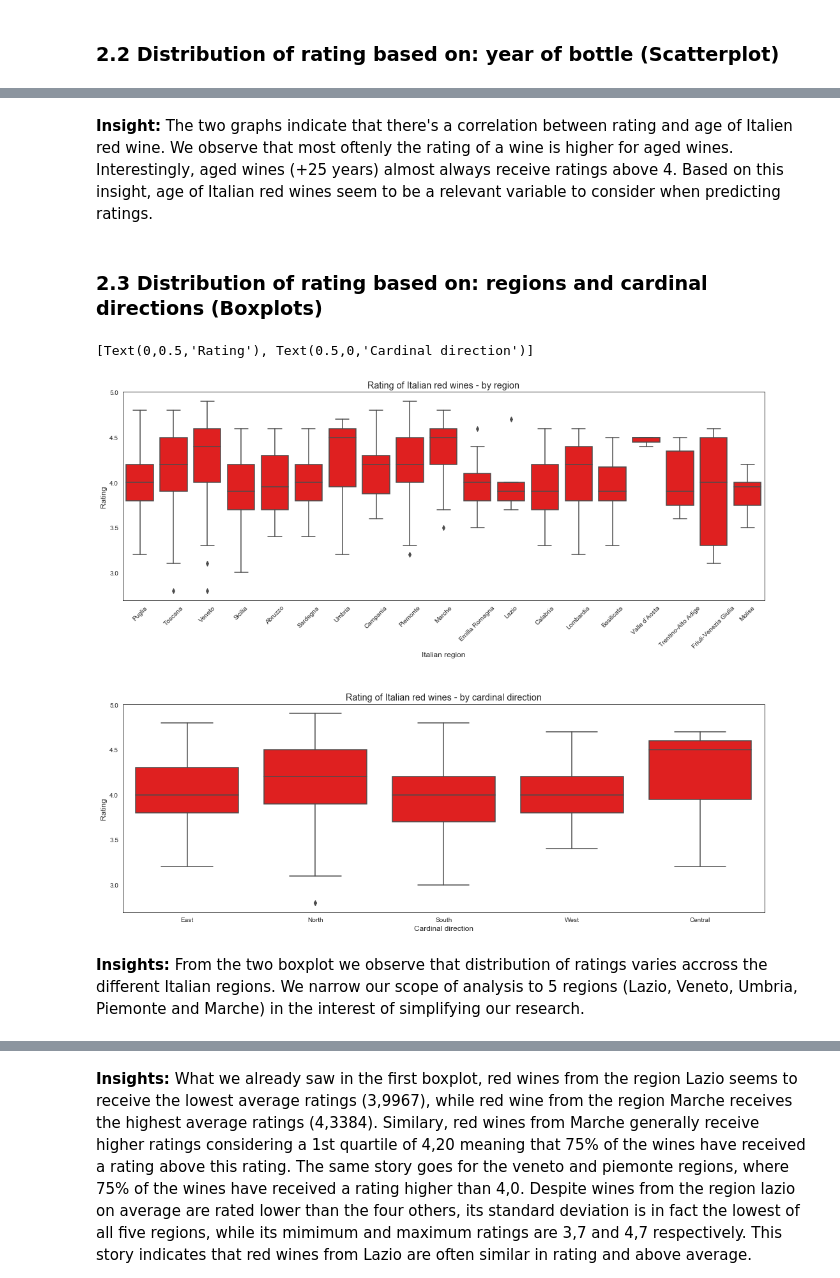
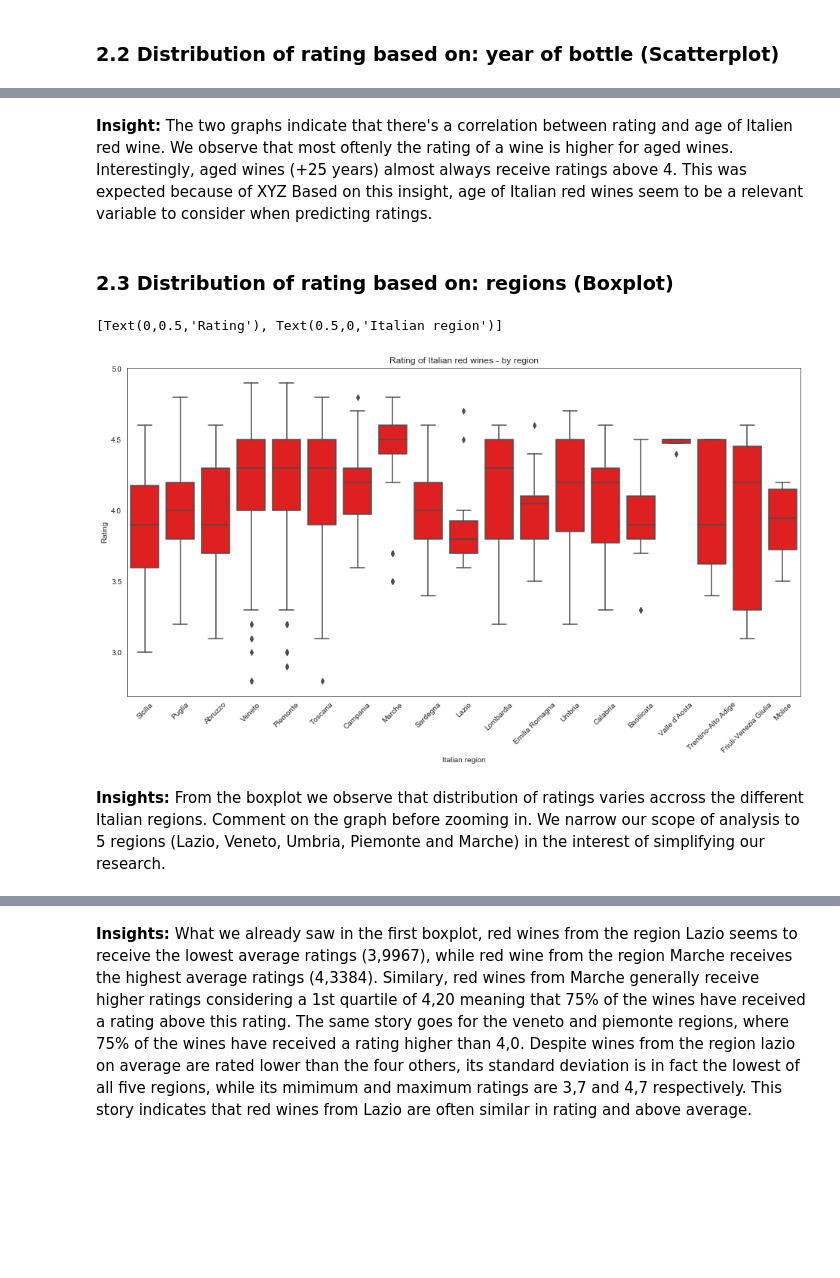
Before and after one commit to lassekrone/Group-21, a Jupyter notebook: Appendix 2 - Descriptive Statistics .ipynb, the cells around one changed output, grey strips where cells are left out. Drawn from its saved outputs; the diff is of its cells as text; code cells hidden in the pictures; blank space fills up the shorter version.

```diff
--- a/Appendix 2 - Descriptive Statistics .ipynb
+++ b/Appendix 2 - Descriptive Statistics .ipynb
@@ -13,8 +13,9 @@ import seaborn as sns
 %matplotlib inline
 
 # Load scraped data from Vivino:
-data = pd.read_csv("merged_data2.csv", index_col=[0])
+data = pd.read_csv("merged_data.csv", index_col=[0])
 df = pd.DataFrame(data=data)
+# Sort data by year:
 df = df.sort_values(by='year',ascending=False)
 df.head()
 # %% [output]
@@ -76,39 +83,30 @@ price_distribution2.set(title='Distribution of rating [1980-2019]')
 # %% [markdown]
-**Insight:** The two graphs indicate that there's a correlation between rating and age of Italien red wine. We observe that most oftenly the rating of a wine is higher for aged wines. Interestingly, aged wines (+25 years) almost always receive ratings above 4. Based on this insight, age of Italian red wines seem to be a relevant variable to consider when predicting ratings.
+**Insight:** The two graphs indicate that there's a correlation between rating and age of Italien red wine. We observe that most oftenly the rating of a wine is higher for aged wines. Interestingly, aged wines (+25 years) almost always receive ratings above 4. This was expected because of XYZ Based on this insight, age of Italian red wines seem to be a relevant variable to consider when predicting ratings.
 # %% [markdown]
-### 2.3 Distribution of rating based on: regions and cardinal directions (Boxplots)
+### 2.3 Distribution of rating based on: regions (Boxplot)
 # %%
 # Creating figures and axis:
 sns.set_style(style='white')
-fig, ax = plt.subplots(2, 1, figsize=(18,15))
+fig, ax = plt.subplots(figsize=(16,8))
 fig.subplots_adjust(hspace=.5)
 
 
-# Creating boxplots for regions and cardinal directions:
+# Creating boxplots for regions:
 region_plot = sns.boxplot(data=df,
                           x='region',
                           y='rating',
                           color='red',
-                          ax=ax[0],
                          )
 region_plot.set_xticklabels(region_plot.get_xticklabels(), rotation=45)
 
-cardinal_plot = sns.boxplot(data=df,
-                            x='kompas',
-                            y='rating',
-                            color='red',
-                            ax=ax[1])
-
-# Set titles and labels for both plots:
-ax[0].set_title('Rating of Italian red wines - by region')
-ax[0].set(xlabel='Italian region', ylabel='Rating')
-ax[1].set_title('Rating of Italian red wines - by cardinal direction')
-ax[1].set(xlabel='Cardinal direction', ylabel='Rating')
+# Set titles and labels for plot:
+ax.set_title('Rating of Italian red wines - by region')
+ax.set(xlabel='Italian region', ylabel='Rating')
 # %% [output]
-[Text(0,0.5,'Rating'), Text(0.5,0,'Cardinal direction')]
+[Text(0,0.5,'Rating'), Text(0.5,0,'Italian region')]
-[figure, old version]
+[figure, new version]
 # %% [markdown]
-**Insights:** From the two boxplot we observe that distribution of ratings varies accross the different Italian regions. We narrow our scope of analysis to 5 regions (Lazio, Veneto, Umbria, Piemonte and Marche) in the interest of simplifying our research.
+**Insights:** From the boxplot we observe that distribution of ratings varies accross the different Italian regions. Comment on the graph before zooming in. We narrow our scope of analysis to 5 regions (Lazio, Veneto, Umbria, Piemonte and Marche) in the interest of simplifying our research.
 # %%
 # From the boxplots presented above we hand-pick 5 regions (Lazio, Veneto, Umbria, Piemonte and Marche)
 # for further exploration.In order to do a simple descriptive analysis we extract the ratings for each
```
Also changed, not shown: parts of 19 cells of this notebook.
